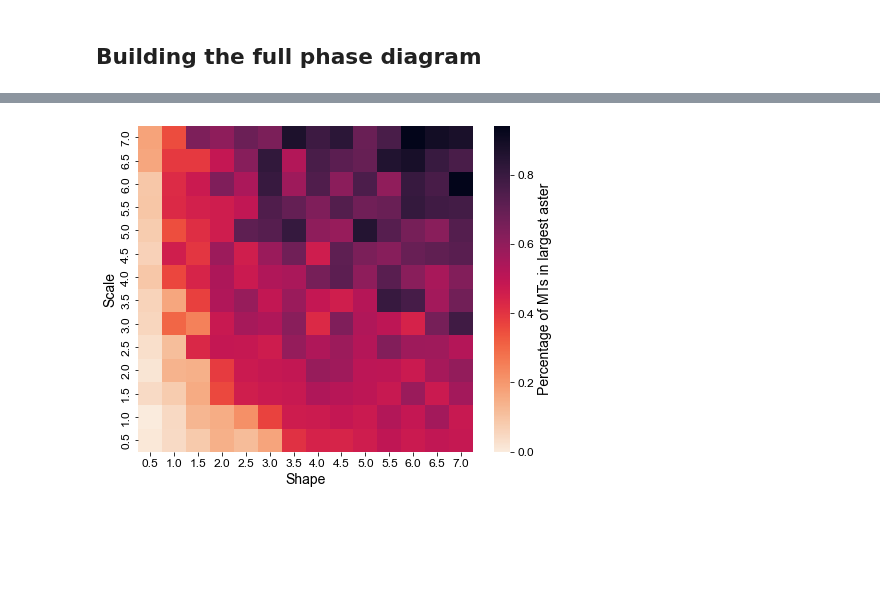
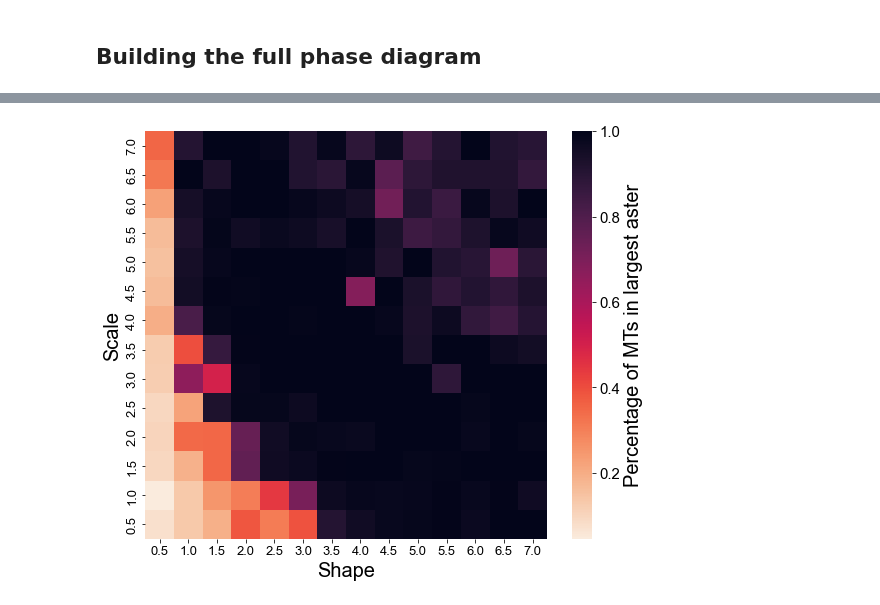
Before and after one commit to shichenliu97/active-matters-programmed-phase-transition, a Jupyter notebook: percolation/phase_diagram-gamma-distribution.ipynb, the cells around one changed output, grey strips where cells are left out. Drawn from its saved outputs; the diff is of its cells as text; code cells hidden in the pictures; blank space fills up the shorter version.

Commit message:
made new plots for manuscript

```diff
--- a/percolation/phase_diagram-gamma-distribution.ipynb
+++ b/percolation/phase_diagram-gamma-distribution.ipynb
@@ -64,7 +64,8 @@ def aster_fraction(row, dir_path):
 
     center_x, center_y = find_center(df)
 
-    col = df.apply(in_circle, args=(center_x, center_y, np.median(df['length'])/2), axis=1)
+    #col = df.apply(in_circle, args=(center_x, center_y, np.median(df['length'])/2), axis=1)
+    col = df.apply(in_circle, args=(center_x, center_y, np.max(df['length'])/2), axis=1)
     df = df.assign(in_circle=col.values)
 
     return sum(df['in_circle']) / len(df)
@@ -119,14 +106,21 @@ plt.show()
 # %%
 df_pivoted = df.pivot("shape", "scale", "in_aster_frac")
 
-fig, ax = plt.subplots(figsize=(7.5,6))
+fig, ax = plt.subplots(figsize=(9,7.5))
 fig.patch.set_facecolor('white')
 ax = sns.heatmap(df_pivoted, cmap=sns.cm.rocket_r, cbar_kws={'label': 'Percentage of MTs in largest aster'})
 ax.invert_yaxis()
-ax.set_xlabel('Shape', fontsize=14)
-ax.set_ylabel('Scale', fontsize=14)
-ax.figure.axes[-1].yaxis.label.set_size(14)
-plt.savefig('../figures/percolation-phase-diagram.png', dpi=300)
+ax.set_xlabel('Shape', fontsize=20)
+ax.set_ylabel('Scale', fontsize=20)
+ax.set_xticklabels(np.arange(0.5, 7.1, 0.5), fontsize=13)
+ax.set_yticklabels(np.arange(0.5, 7.1, 0.5), fontsize=13)
+ax.figure.axes[-1].yaxis.label.set_size(20)
+
+cbar = ax.collections[0].colorbar
+# here set the labelsize by 20
+cbar.ax.tick_params(labelsize=15)
+
+plt.savefig('../figures/percolation-phase-diagram-2d.png', dpi=300)
 plt.show()
 # %% [output]
-[figure, old version]
+[figure, new version]
```
Also changed, not shown: parts of 3 cells of this notebook, 12 other files.
